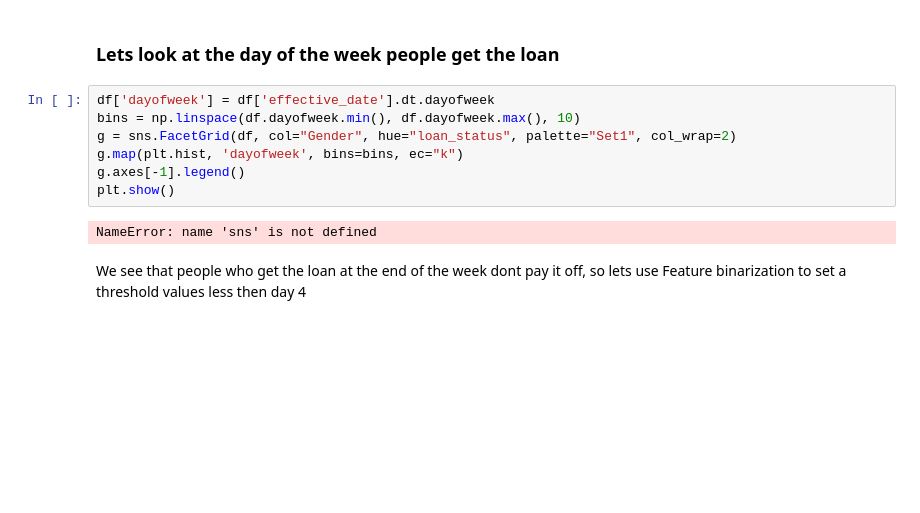
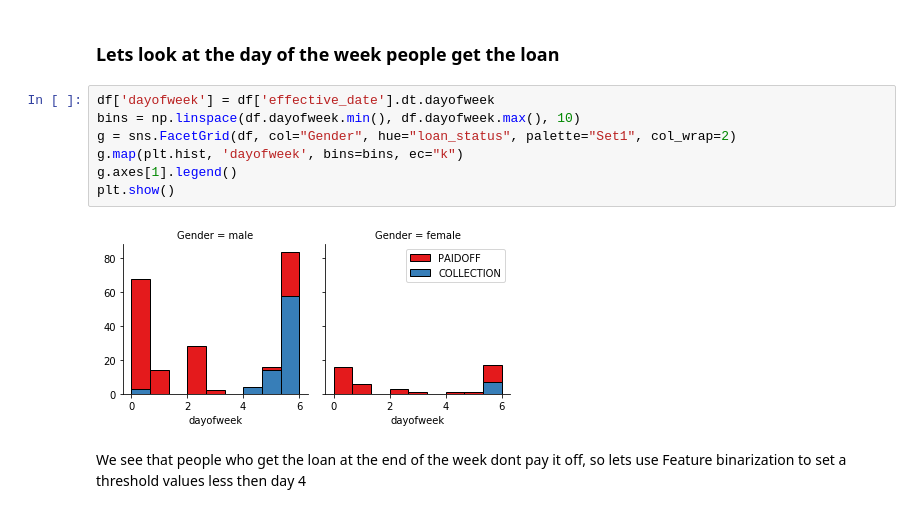
Before and after one commit to karan7798z/coursera_capstone_project, a Jupyter notebook: The_best_Classifier.ipynb, the cells around one changed output. Saved outputs shown, nothing was run; the diff lists cells and outputs as text; blank space fills up the shorter version.

```diff
--- a/The_best_Classifier.ipynb
+++ b/The_best_Classifier.ipynb
@@ -126,11 +121,11 @@ plt.show()
 # %%
 df['dayofweek'] = df['effective_date'].dt.dayofweek
 bins = np.linspace(df.dayofweek.min(), df.dayofweek.max(), 10)
 g = sns.FacetGrid(df, col="Gender", hue="loan_status", palette="Set1", col_wrap=2)
 g.map(plt.hist, 'dayofweek', bins=bins, ec="k")
-g.axes[-1].legend()
+g.axes[1].legend()
 plt.show()
 # %% [output]
-NameError: name 'sns' is not defined
+[figure, added]
 # %% [markdown]
 We see that people who get the loan at the end of the week dont pay it off, so lets use Feature binarization to set a threshold values less then day 4
```
Also changed, not shown: parts of 45 cells of this notebook.
